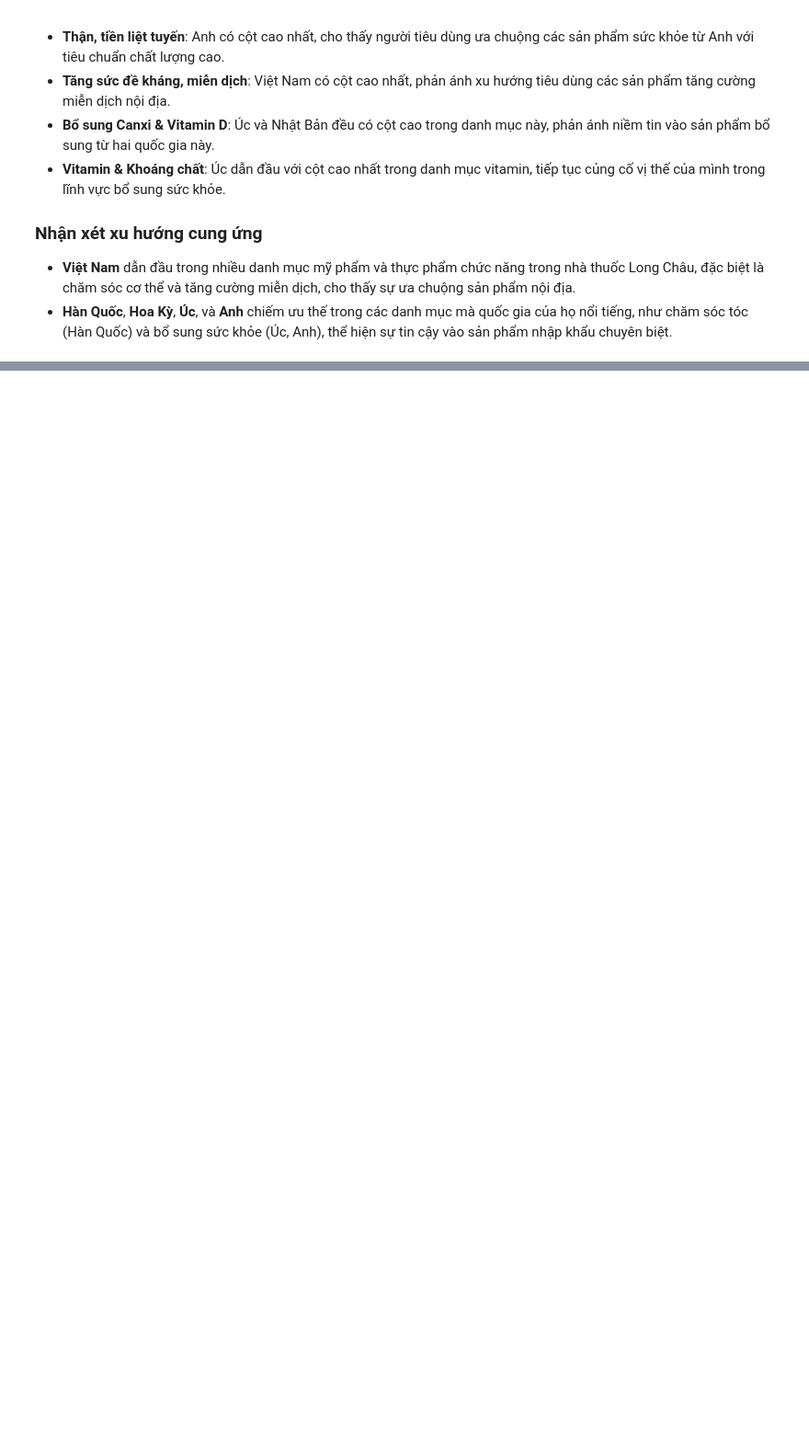
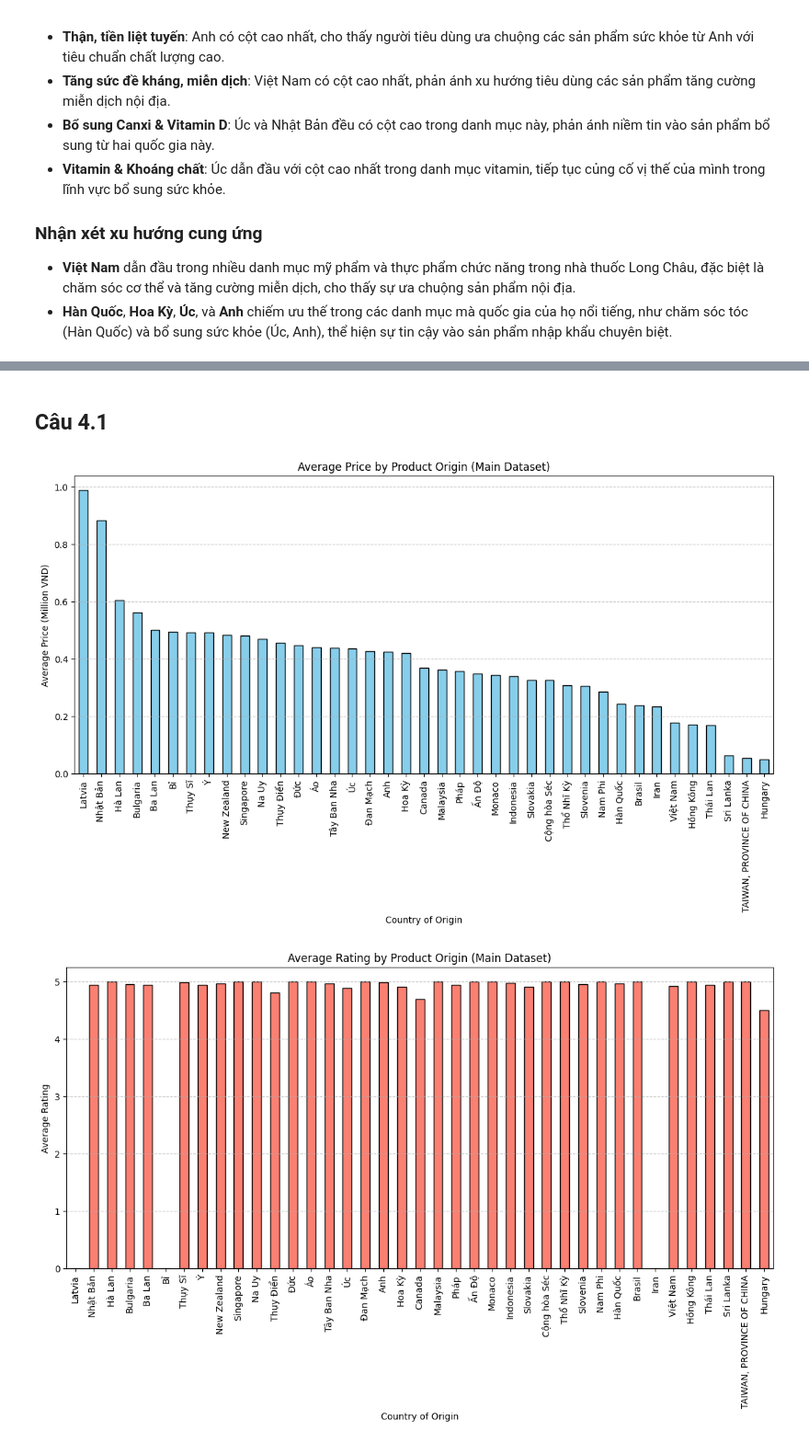
Before and after one commit to LLH-07/Introduction-to-Data-Science-22KHDL1, a Jupyter notebook: Visulaization.ipynb, the cells around one changed output, grey strips where cells are left out. Shown at 92% size. Drawn from its saved outputs; the diff is of its cells as text; code cells hidden in the pictures; blank space fills up the shorter version.

```diff
--- a/Visulaization.ipynb
+++ b/Visulaization.ipynb
@@ -100,0 +162,54 @@ plt.legend(title="Quốc gia", bbox_to_anchor=(1.05, 1), loc='upper left')
+# %% [markdown]
+## Câu 4.1
+# %%
+def plot_average_by_origin_aligned(data, value_column, title, ylabel, order=None):
+    """
+    Plots the average values of a specified column (e.g., Price or Rating) by product origin
+    with consistent country ordering.
+
+    Parameters:
+    - data: DataFrame containing the data to be plotted
+    - value_column: Column name for the values to be averaged and plotted
+    - title: Title for the plot
+    - ylabel: Label for the y-axis
+    - order: Optional list to specify consistent order of countries
+    """
+    # Calculate the average value by country
+    origin_analysis = data.groupby('Country')[value_column].mean()
+    if value_column == 'Price':
+        origin_analysis /= 1e6  # Convert Price to millions if applicable
+
+    # Align data to the specified order
+    if order is not None:
+        origin_analysis = origin_analysis.reindex(order)
+    else:
+        origin_analysis = origin_analysis.sort_values(ascending=False)
+        order = origin_analysis.index  # Save the order for subsequent calls
+
+    # Plot the average value by country
+    plt.figure(figsize=(14, 6))
+    origin_analysis.plot(kind='bar', color='skyblue' if value_column == 'Price' else 'salmon', edgecolor='black')
+    plt.title(title)
+    plt.xlabel('Country of Origin')
+    plt.ylabel(ylabel)
+    plt.grid(axis='y', linestyle='--', alpha=0.7)
+    plt.show()
+
+    return order  # Return the order for use in the next plot
+
+# First, plot for the main dataset (df) and obtain the order of countries
+country_order = plot_average_by_origin_aligned(df, 'Price', 'Average Price by Product Origin (Main Dataset)', 'Average Price (Million VND)')
+
+# Use the same country order for subsequent plots
+plot_average_by_origin_aligned(df, 'Rating', 'Average Rating by Product Origin (Main Dataset)', 'Average Rating', order=country_order)
+
+# Repeat for Mỹ Phẩm dataset (df_mypham) with consistent country order
+country_order_mypham = plot_average_by_origin_aligned(df_mypham, 'Price', 'Average Price by Product Origin (Mỹ Phẩm)', 'Average Price (Million VND)')
+plot_average_by_origin_aligned(df_mypham, 'Rating', 'Average Rating by Product Origin (Mỹ Phẩm)', 'Average Rating', order=country_order_mypham)
+
+# Repeat for Thực Phẩm Chức Năng dataset (df_tpcn) with consistent country order
+country_order_tpcn = plot_average_by_origin_aligned(df_tpcn, 'Price', 'Average Price by Product Origin (Thực Phẩm Chức Năng)', 'Average Price (Million VND)')
+plot_average_by_origin_aligned(df_tpcn, 'Rating', 'Average Rating by Product Origin (Thực Phẩm Chức Năng)', 'Average Rating', order=country_order_tpcn)
+# %% [output]
+[figure, added]
+[figure, added]
```
Also changed, not shown: parts of 23 cells of this notebook.
